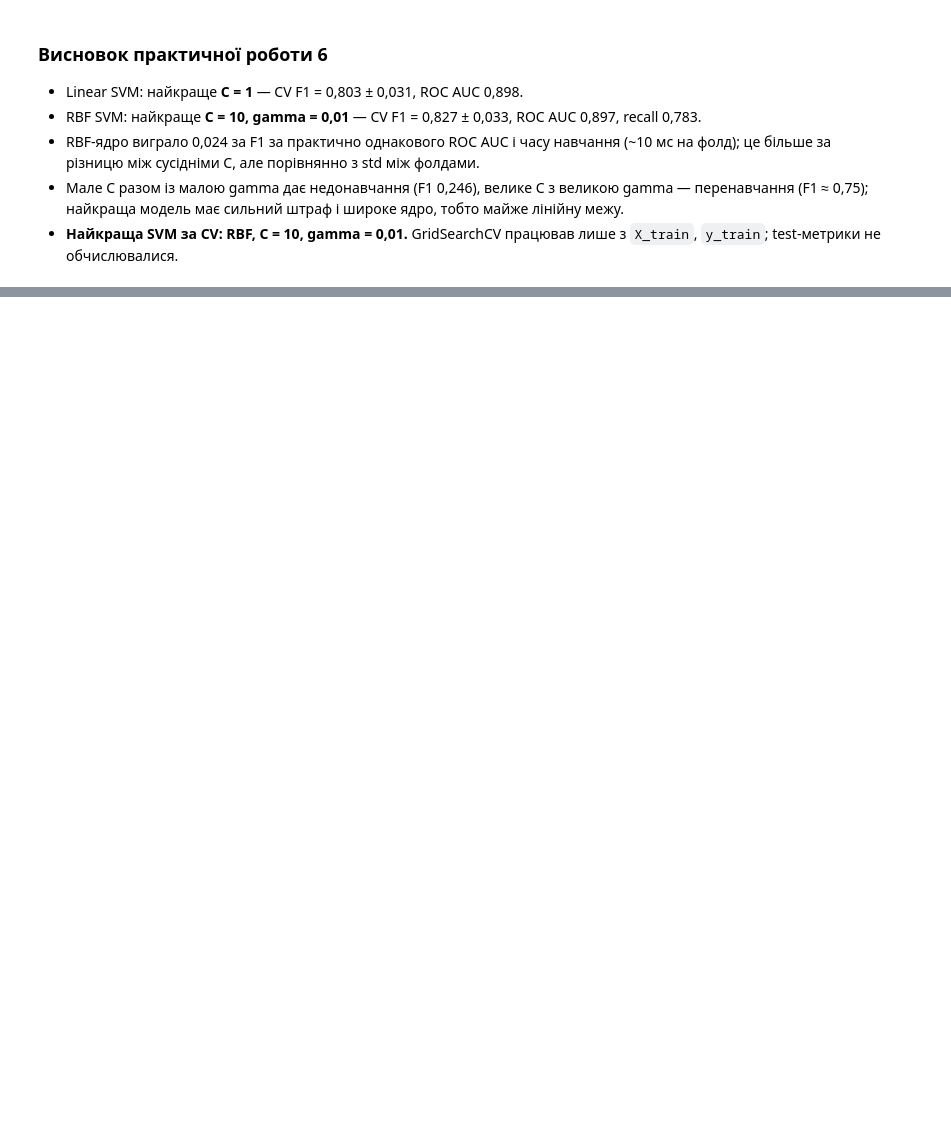
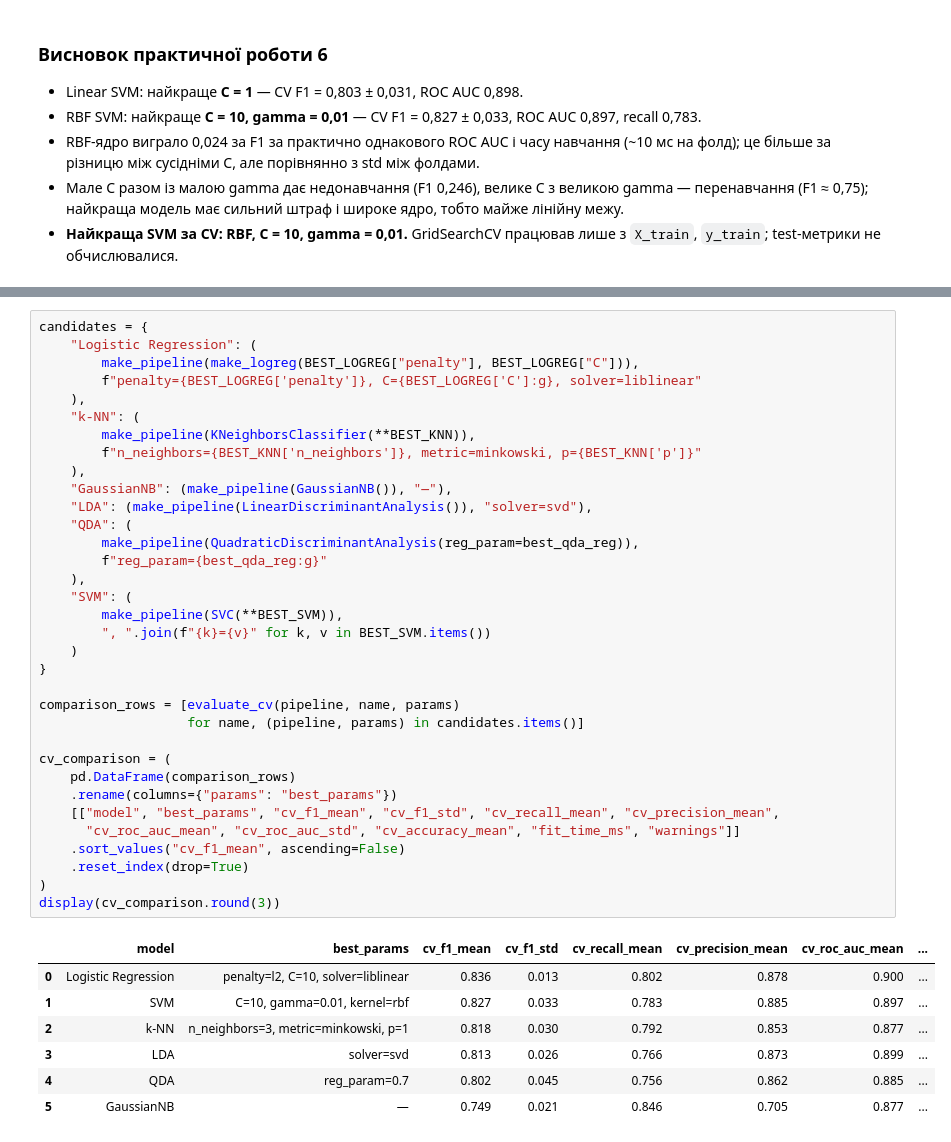
Before and after one commit to SDV284/pattern-recognition-practice, a Jupyter notebook: classification-mini-project/notebooks/PR04_Sviatishenko_D.ipynb, the cells around one changed output, grey strips where cells are left out. Drawn from its saved outputs; the diff is of its cells as text; blank space fills up the shorter version.

```diff
--- a/classification-mini-project/notebooks/PR04_Sviatishenko_D.ipynb
+++ b/classification-mini-project/notebooks/PR04_Sviatishenko_D.ipynb
@@ -1355,0 +1365,42 @@ svm_compare = show(
+# %%
+candidates = {
+    "Logistic Regression": (
+        make_pipeline(make_logreg(BEST_LOGREG["penalty"], BEST_LOGREG["C"])),
+        f"penalty={BEST_LOGREG['penalty']}, C={BEST_LOGREG['C']:g}, solver=liblinear"
+    ),
+    "k-NN": (
+        make_pipeline(KNeighborsClassifier(**BEST_KNN)),
+        f"n_neighbors={BEST_KNN['n_neighbors']}, metric=minkowski, p={BEST_KNN['p']}"
+    ),
+    "GaussianNB": (make_pipeline(GaussianNB()), "—"),
+    "LDA": (make_pipeline(LinearDiscriminantAnalysis()), "solver=svd"),
+    "QDA": (
+        make_pipeline(QuadraticDiscriminantAnalysis(reg_param=best_qda_reg)),
+        f"reg_param={best_qda_reg:g}"
+    ),
+    "SVM": (
+        make_pipeline(SVC(**BEST_SVM)),
+        ", ".join(f"{k}={v}" for k, v in BEST_SVM.items())
+    )
+}
+
+comparison_rows = [evaluate_cv(pipeline, name, params)
+                   for name, (pipeline, params) in candidates.items()]
+
+cv_comparison = (
+    pd.DataFrame(comparison_rows)
+    .rename(columns={"params": "best_params"})
+    [["model", "best_params", "cv_f1_mean", "cv_f1_std", "cv_recall_mean", "cv_precision_mean",
+      "cv_roc_auc_mean", "cv_roc_auc_std", "cv_accuracy_mean", "fit_time_ms", "warnings"]]
+    .sort_values("cv_f1_mean", ascending=False)
+    .reset_index(drop=True)
+)
+display(cv_comparison.round(3))
+# %% [output]
+|  | model | best_params | cv_f1_mean | cv_f1_std | cv_recall_mean | cv_precision_mean | cv_roc_auc_mean | ... |
+| 0 | Logistic Regression | penalty=l2, C=10, solver=liblinear | 0.836 | 0.013 | 0.802 | 0.878 | 0.900 | ... |
+| 1 | SVM | C=10, gamma=0.01, kernel=rbf | 0.827 | 0.033 | 0.783 | 0.885 | 0.897 | ... |
+| 2 | k-NN | n_neighbors=3, metric=minkowski, p=1 | 0.818 | 0.030 | 0.792 | 0.853 | 0.877 | ... |
+| 3 | LDA | solver=svd | 0.813 | 0.026 | 0.766 | 0.873 | 0.899 | ... |
+| 4 | QDA | reg_param=0.7 | 0.802 | 0.045 | 0.756 | 0.862 | 0.885 | ... |
+| 5 | GaussianNB | — | 0.749 | 0.021 | 0.846 | 0.705 | 0.877 | ... |
```
Also changed, not shown: parts of 15 cells of this notebook, 3 other files.
